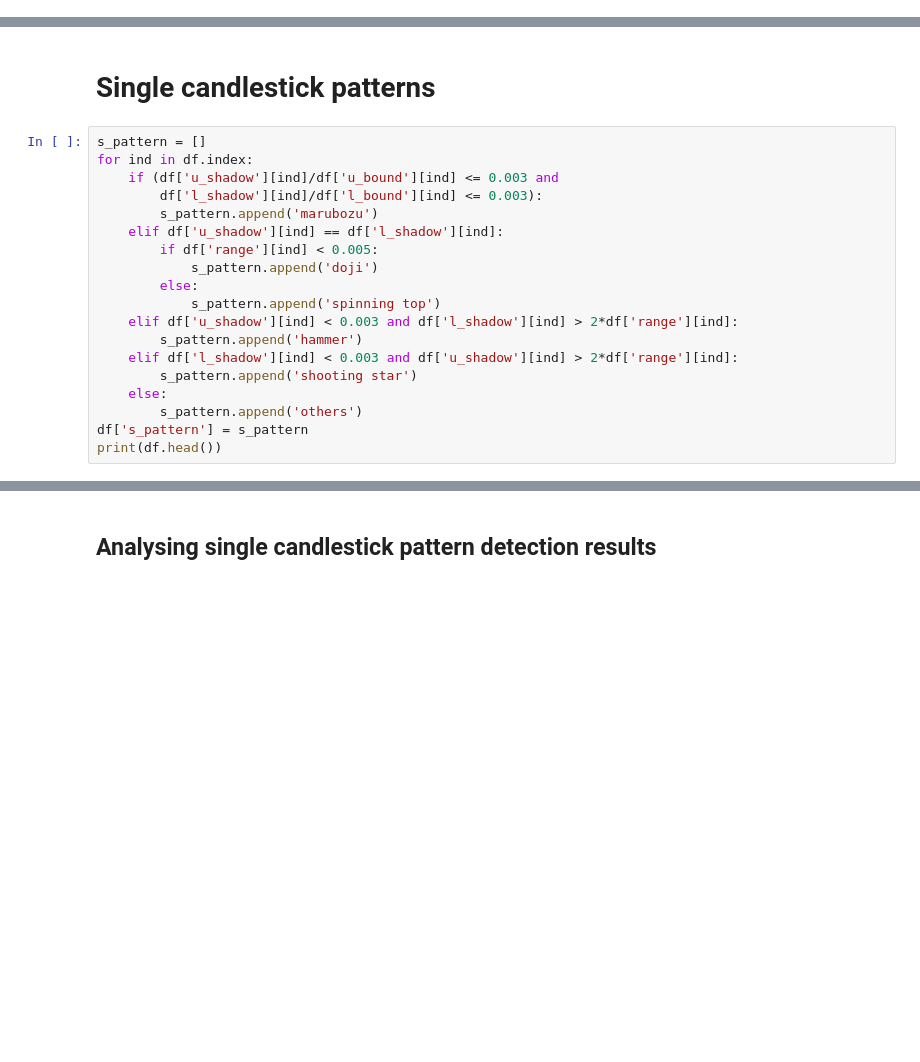
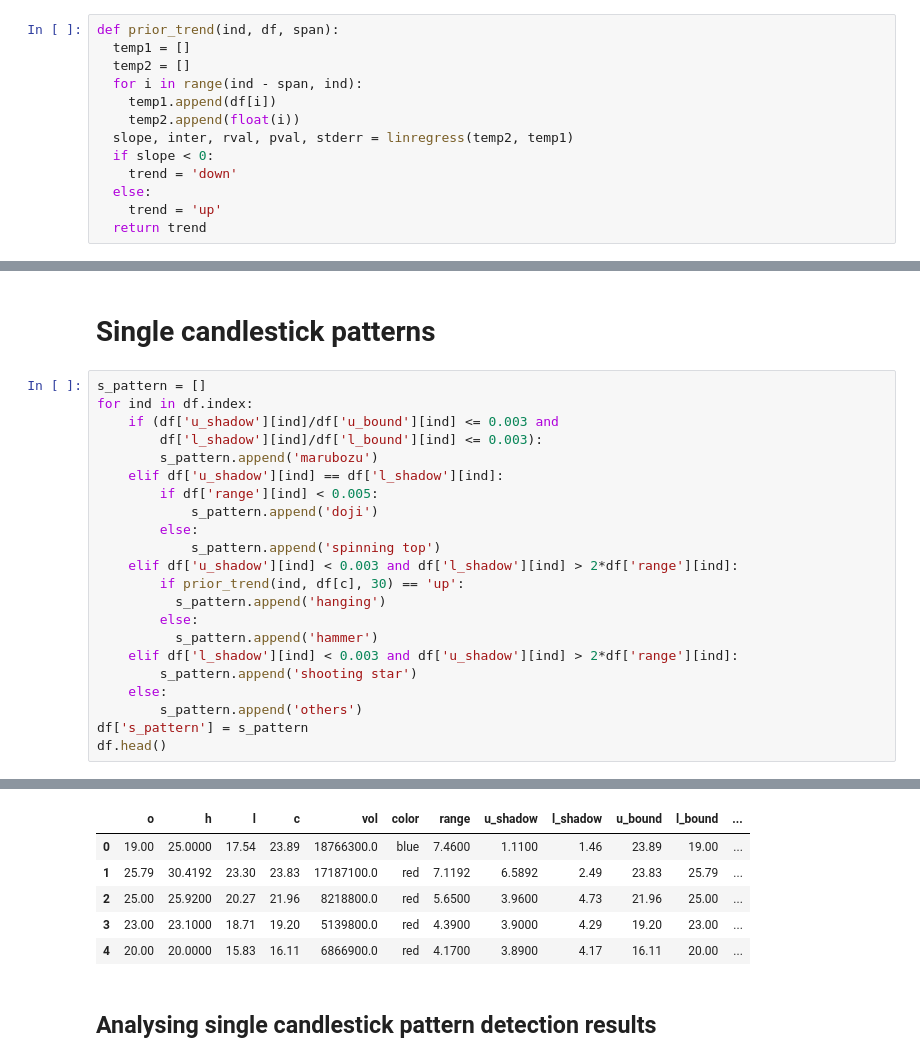
Before and after one commit to GaurangRaje/PatternRecognition, a Jupyter notebook: BasicPatternRecog.ipynb, the cells around one changed output, grey strips where cells are left out. Drawn from its saved outputs; the diff is of its cells as text; blank space fills up the shorter version.

```diff
--- a/BasicPatternRecog.ipynb
+++ b/BasicPatternRecog.ipynb
@@ -93,0 +119,13 @@ date
+# %%
+def prior_trend(ind, df, span):
+  temp1 = []
+  temp2 = []
+  for i in range(ind - span, ind):
+    temp1.append(df[i])
+    temp2.append(float(i))
+  slope, inter, rval, pval, stderr = linregress(temp2, temp1)
+  if slope < 0:
+    trend = 'down'
+  else:
+    trend = 'up'
+  return trend
@@ -105,11 +147,14 @@ for ind in df.index:
         else:
             s_pattern.append('spinning top')
     elif df['u_shadow'][ind] < 0.003 and df['l_shadow'][ind] > 2*df['range'][ind]:
-        s_pattern.append('hammer')
+        if prior_trend(ind, df[c], 30) == 'up':
+          s_pattern.append('hanging')
+        else:
+          s_pattern.append('hammer')
     elif df['l_shadow'][ind] < 0.003 and df['u_shadow'][ind] > 2*df['range'][ind]:
         s_pattern.append('shooting star')
     else:
         s_pattern.append('others')
 df['s_pattern'] = s_pattern
-print(df.head())
+df.head()
 # %% [output]
@@ -131,3 +161,9 @@ date
+|  | o | h | l | c | vol | color | range | u_shadow | l_shadow | u_bound | l_bound | ... |
+| 0 | 19.00 | 25.0000 | 17.54 | 23.89 | 18766300.0 | blue | 7.4600 | 1.1100 | 1.46 | 23.89 | 19.00 | ... |
+| 1 | 25.79 | 30.4192 | 23.30 | 23.83 | 17187100.0 | red | 7.1192 | 6.5892 | 2.49 | 23.83 | 25.79 | ... |
+| 2 | 25.00 | 25.9200 | 20.27 | 21.96 | 8218800.0 | red | 5.6500 | 3.9600 | 4.73 | 21.96 | 25.00 | ... |
+| 3 | 23.00 | 23.1000 | 18.71 | 19.20 | 5139800.0 | red | 4.3900 | 3.9000 | 4.29 | 19.20 | 23.00 | ... |
+| 4 | 20.00 | 20.0000 | 15.83 | 16.11 | 6866900.0 | red | 4.1700 | 3.8900 | 4.17 | 16.11 | 20.00 | ... |
 # %% [markdown]
 ## Analysing single candlestick pattern detection results
 # %%
```
Also changed, not shown: parts of 12 cells of this notebook.
